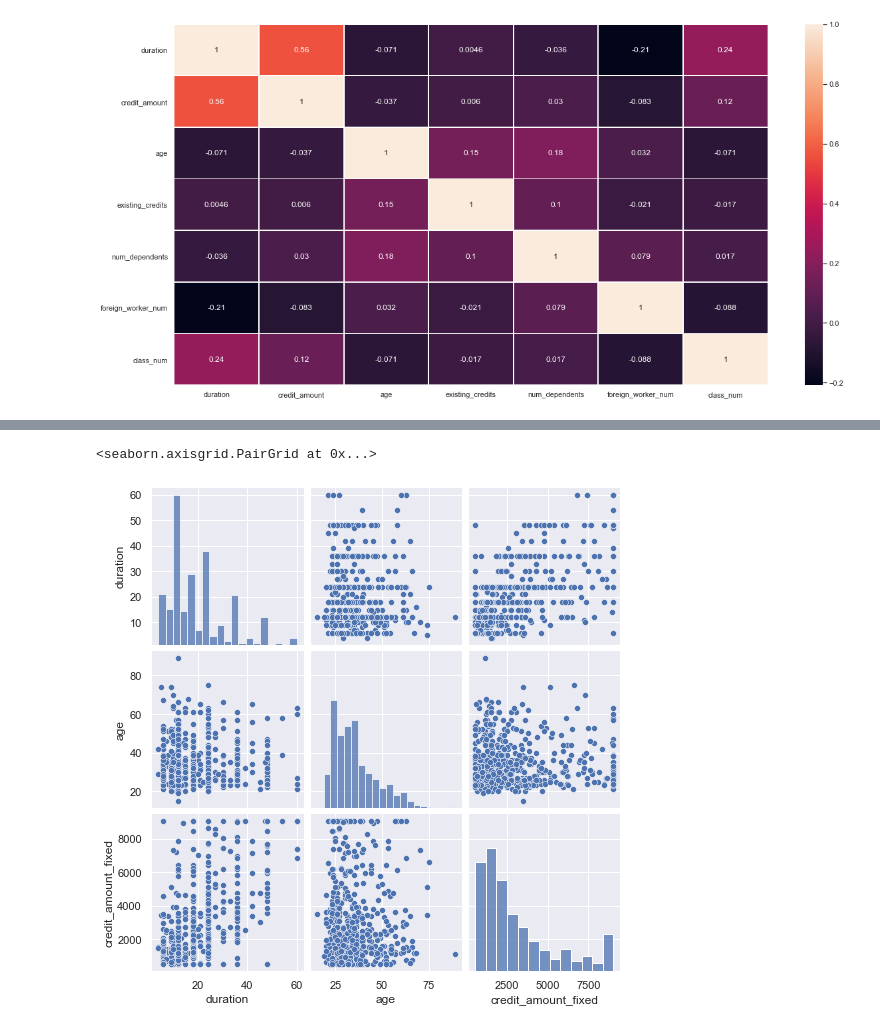
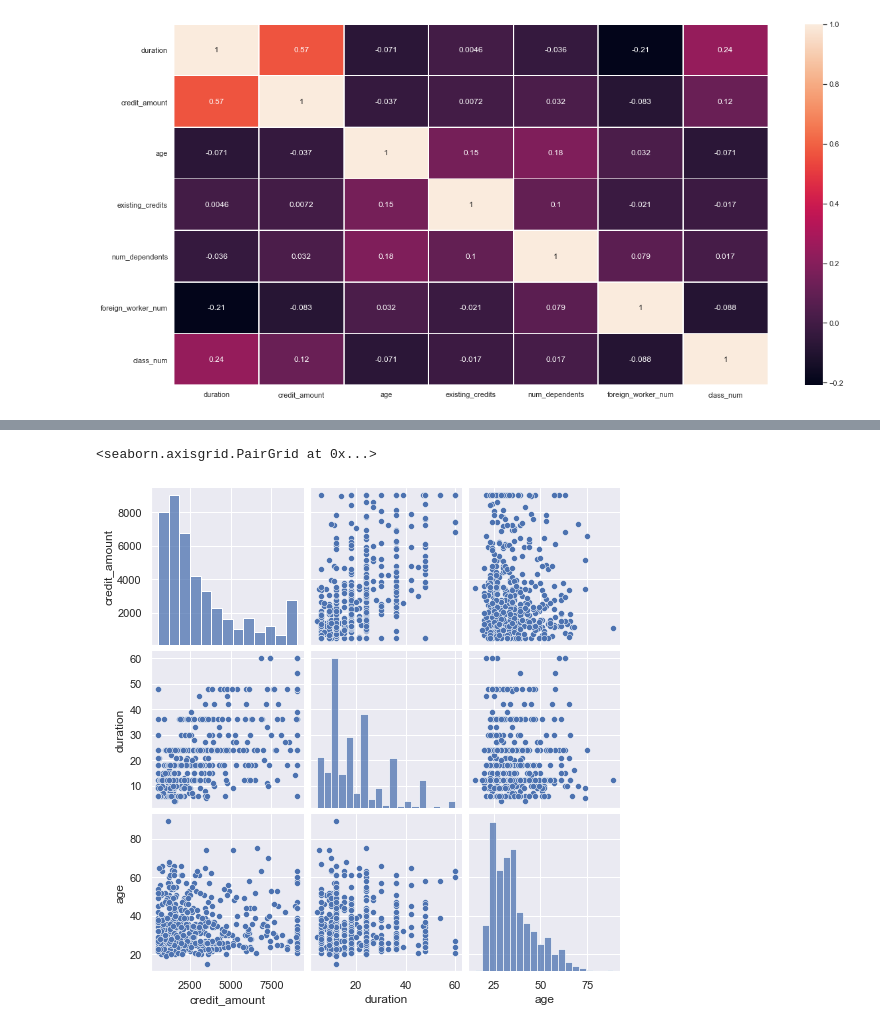
Before and after one commit to suhova/2021DataMining, a Jupyter notebook: hw1/lab1_task.ipynb, the cells around one changed output, grey strips where cells are left out. Saved outputs shown, nothing was run; the diff lists cells and outputs as text; code cells hidden in the pictures.

```diff
--- a/hw1/lab1_task.ipynb
+++ b/hw1/lab1_task.ipynb
@@ -338,8 +338,10 @@ credit_df[credit_df['credit_amount']>credit_df.credit_amount.quantile(0.95)].hea
 | 205 | <0 | 30.0 | critical/other existing credit | used car | 10623.0 | <100 | >=7 | ... |
 # %%
 fig, axs = plt.subplots(figsize=(12,7))
-sns.boxplot(data=credit_df.credit_amount.clip(lower=credit_df.credit_amount.quantile(0.05),
-                                                  upper=credit_df.credit_amount.quantile(0.95)))
+credit_df_fixed = credit_df
+credit_df_fixed['credit_amount']=credit_df.credit_amount.clip(lower=credit_df.credit_amount.quantile(0.05),
+                                                  upper=credit_df.credit_amount.quantile(0.95))
+sns.boxplot(data=credit_df_fixed['credit_amount'])
 # %% [output]
 <AxesSubplot:>
 [figure]
@@ -524,10 +526,10 @@ credit_df.head()
 | 3 | <0 | 42.0 | existing paid | furniture/equipment | 7882.0 | <100 | 4<=X<7 | ... |
 | 4 | <0 | 24.0 | delayed previously | new car | 4870.0 | <100 | 1<=X<4 | ... |
 # %%
-num_columns = list(set(['credit_amount_fixed','age','duration']))
-sns.pairplot(credit_df[num_columns])
+num_columns = list(set(['credit_amount','age','duration']))
+sns.pairplot(credit_df_fixed[num_columns])
 #небольшие кредиты берут на короткий срок. На длительный срок почти нет маленьких кредитов.
 #с возрастом в среднем снижается число клиентов, берущих кредиты на крупные суммы
 # %% [output]
 <seaborn.axisgrid.PairGrid at 0x...>
-[figure, old version]
+[figure, new version]
```
Also changed, not shown: parts of 4 cells of this notebook.
